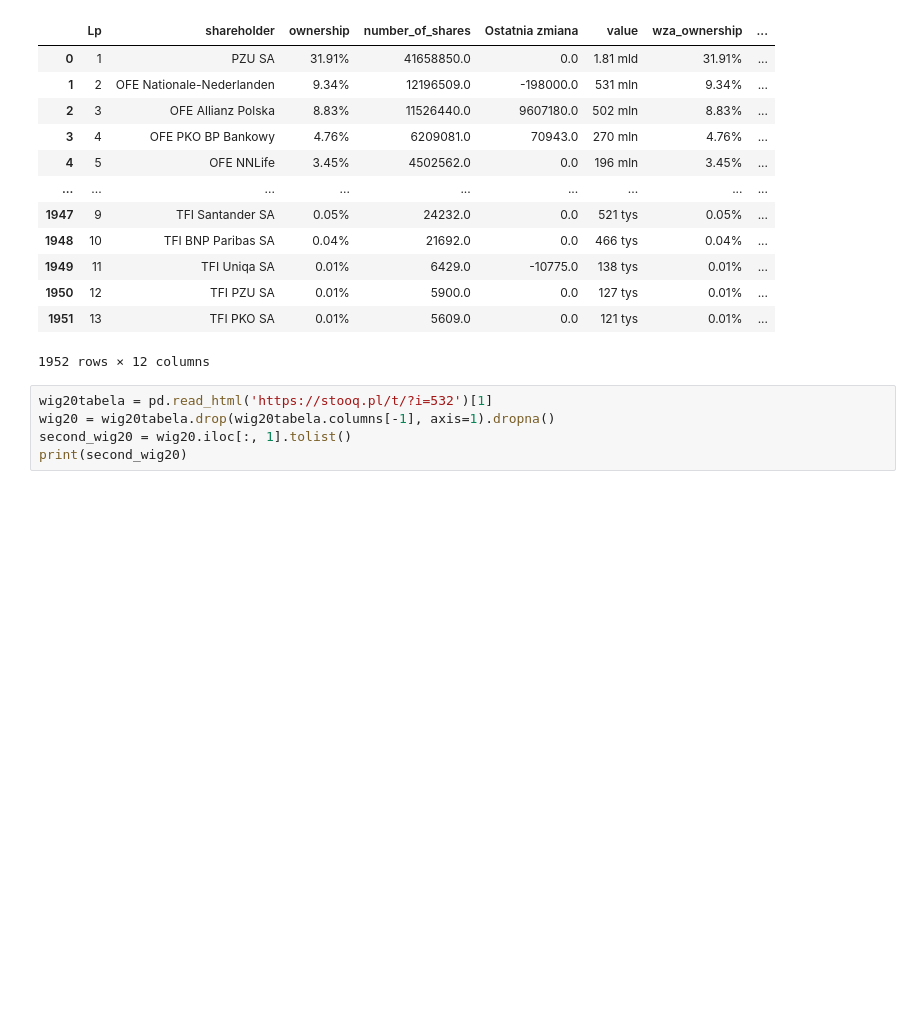
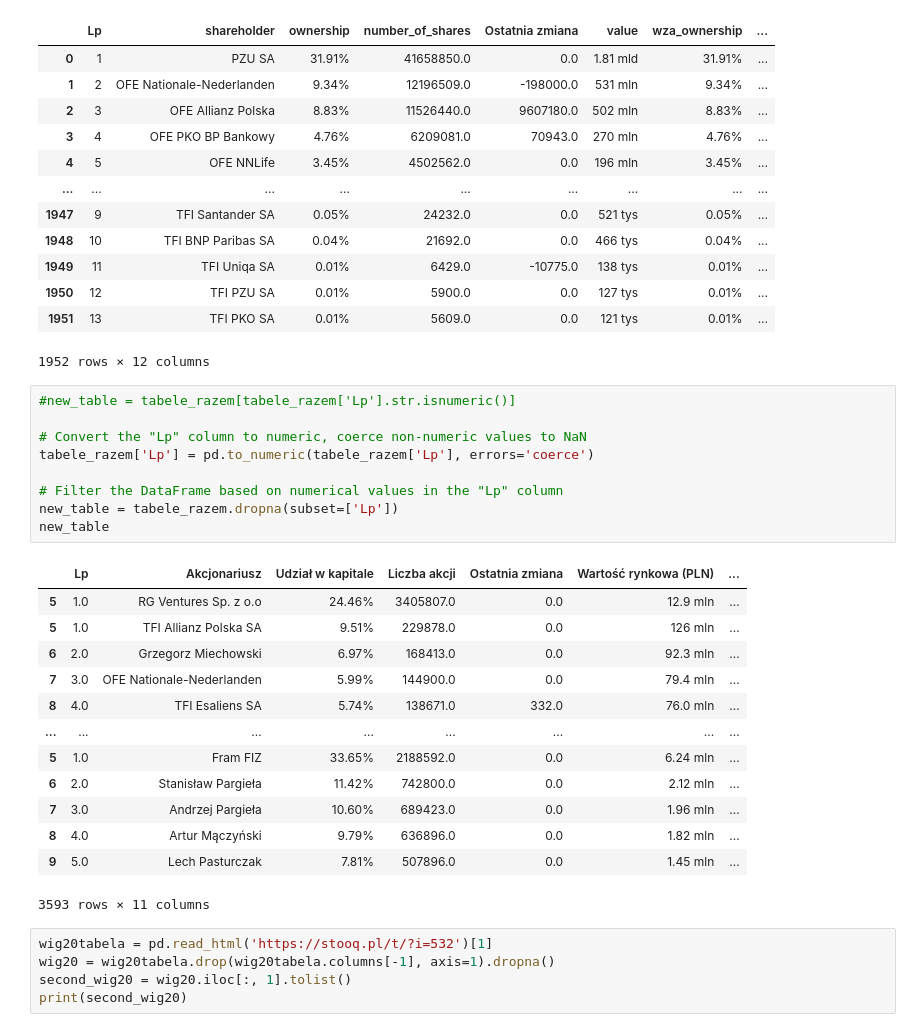
Before and after one commit to efemeryczny/network_analysis_wig, a Jupyter notebook: stooq_tickers_webscrape.ipynb, the cells around one changed output. Saved outputs shown, nothing was run; the diff lists cells and outputs as text; blank space fills up the shorter version.

```diff
--- a/stooq_tickers_webscrape.ipynb
+++ b/stooq_tickers_webscrape.ipynb
@@ -79,6 +122,29 @@ data
 | 1950 | 12 | TFI PZU SA | 0.01% | 5900.0 | 0.0 | 127 tys | 0.01% | ... |
 | 1951 | 13 | TFI PKO SA | 0.01% | 5609.0 | 0.0 | 121 tys | 0.01% | ... |
 1952 rows × 12 columns
+# %%
+#new_table = tabele_razem[tabele_razem['Lp'].str.isnumeric()]
+
+# Convert the "Lp" column to numeric, coerce non-numeric values to NaN
+tabele_razem['Lp'] = pd.to_numeric(tabele_razem['Lp'], errors='coerce')
+
+# Filter the DataFrame based on numerical values in the "Lp" column
+new_table = tabele_razem.dropna(subset=['Lp'])
+new_table
+# %% [output]
+|  | Lp | Akcjonariusz | Udział w kapitale | Liczba akcji | Ostatnia zmiana | Wartość rynkowa (PLN) | ... |
+| 5 | 1.0 | RG Ventures Sp. z o.o | 24.46% | 3405807.0 | 0.0 | 12.9 mln | ... |
+| 5 | 1.0 | TFI Allianz Polska SA | 9.51% | 229878.0 | 0.0 | 126 mln | ... |
+| 6 | 2.0 | Grzegorz Miechowski | 6.97% | 168413.0 | 0.0 | 92.3 mln | ... |
+| 7 | 3.0 | OFE Nationale-Nederlanden | 5.99% | 144900.0 | 0.0 | 79.4 mln | ... |
+| 8 | 4.0 | TFI Esaliens SA | 5.74% | 138671.0 | 332.0 | 76.0 mln | ... |
+| ... | ... | ... | ... | ... | ... | ... | ... |
+| 5 | 1.0 | Fram FIZ | 33.65% | 2188592.0 | 0.0 | 6.24 mln | ... |
+| 6 | 2.0 | Stanisław Pargieła | 11.42% | 742800.0 | 0.0 | 2.12 mln | ... |
+| 7 | 3.0 | Andrzej Pargieła | 10.60% | 689423.0 | 0.0 | 1.96 mln | ... |
+| 8 | 4.0 | Artur Mączyński | 9.79% | 636896.0 | 0.0 | 1.82 mln | ... |
+| 9 | 5.0 | Lech Pasturczak | 7.81% | 507896.0 | 0.0 | 1.45 mln | ... |
+3593 rows × 11 columns
 # %%
 wig20tabela = pd.read_html('https://stooq.pl/t/?i=532')[1]
 wig20 = wig20tabela.drop(wig20tabela.columns[-1], axis=1).dropna()
```
Also changed, not shown: parts of 10 cells of this notebook.
